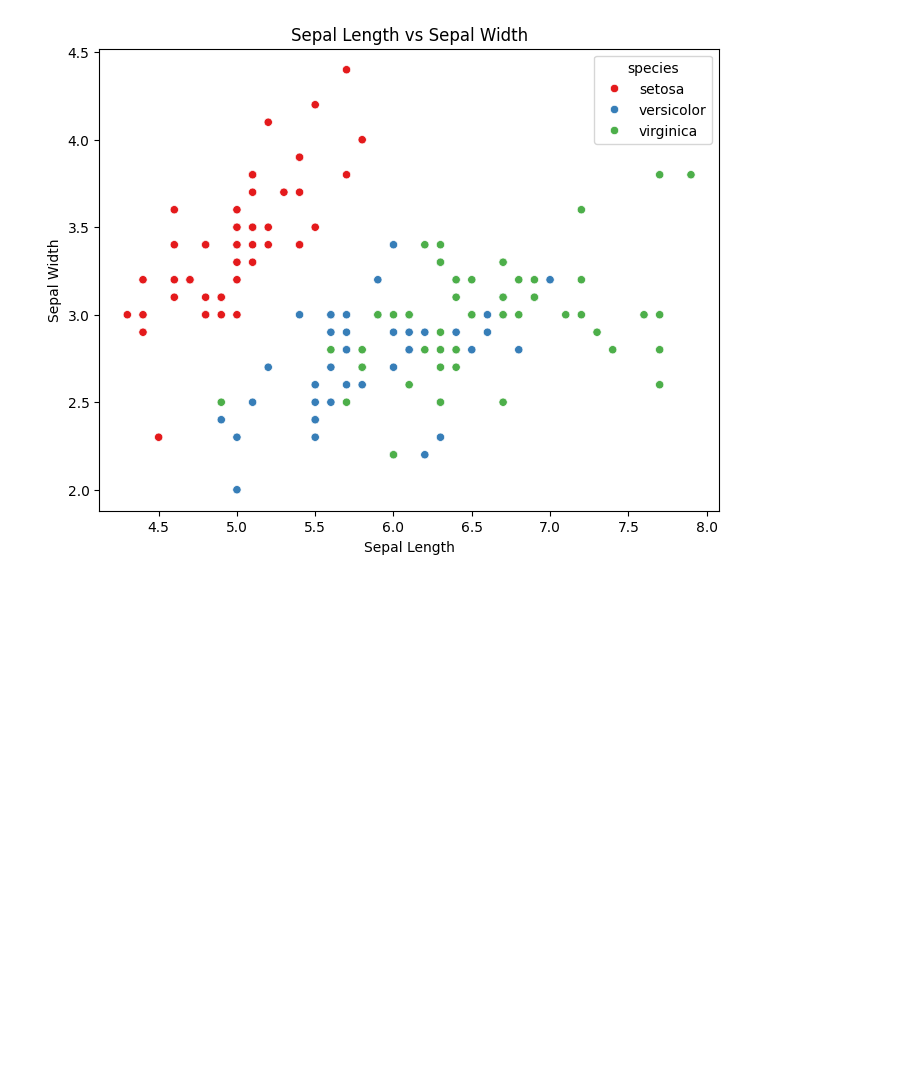
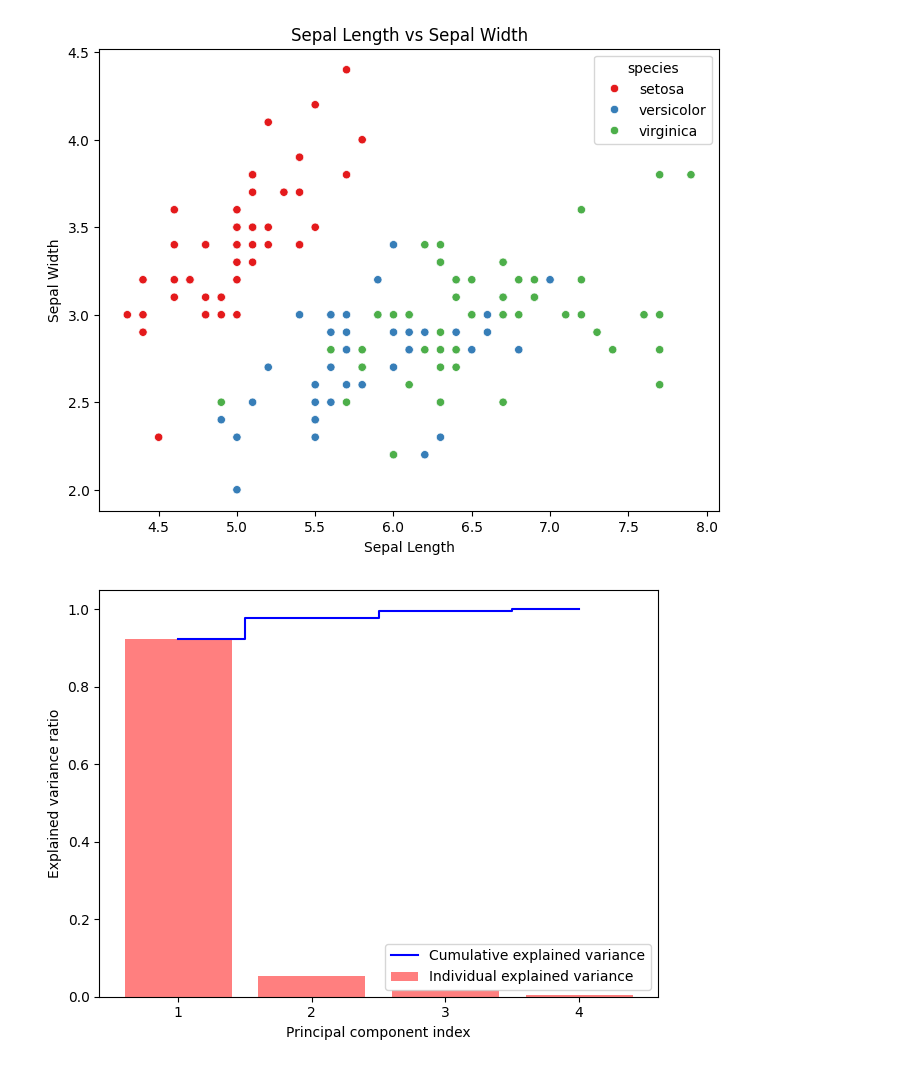
Before and after one commit to SergeyAkh/PCA, a Jupyter notebook: PCA.ipynb, the cells around one changed output. Cells and saved outputs as stored; diff of their text form; code cells hidden in the pictures; blank space fills up the shorter version.

```diff
--- a/PCA.ipynb
+++ b/PCA.ipynb
@@ -151,3 +166,12 @@ plt.ylabel("Sepal Width")
 plt.show()
 # %% [output]
 [figure]
+# %%
+import PCA as pca
+pca_obj = pca.PCA(n_component = 2)
+
+matrix_data = data.iloc[:,:4]
+pca_obj.fit(matrix_data)
+pca_obj.plot_explained_variance(matrix_data)
+# %% [output]
+[figure, added]
```
Also changed, not shown: parts of 4 cells of this notebook, 1 other file.
